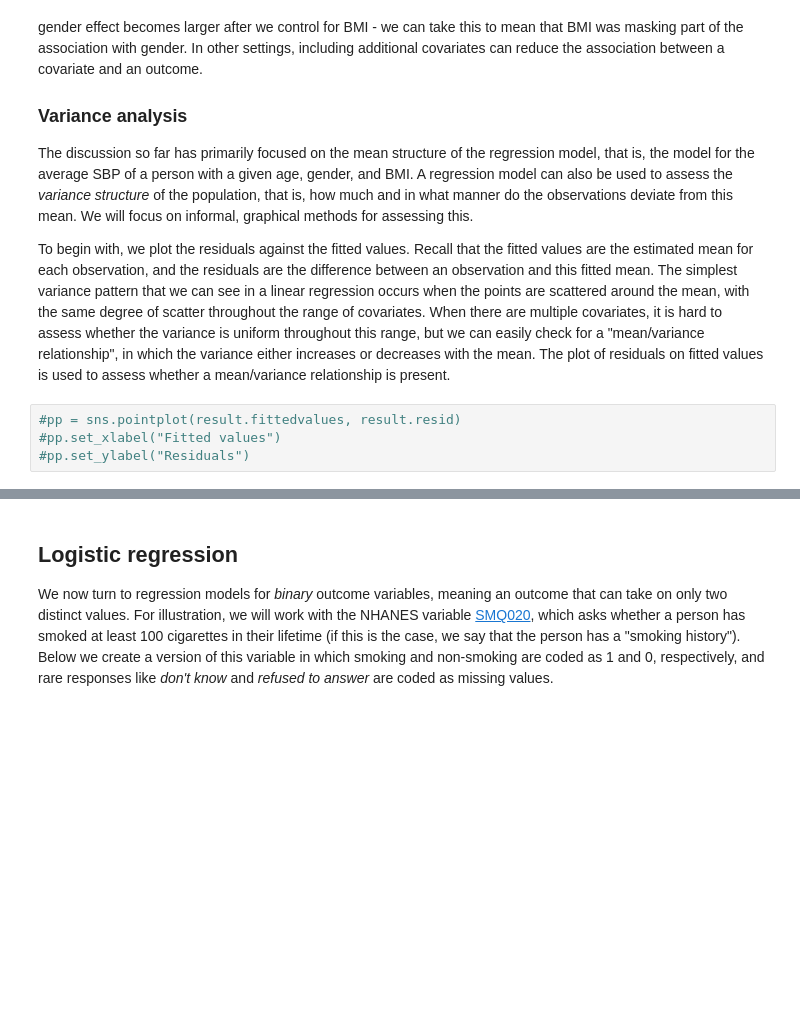
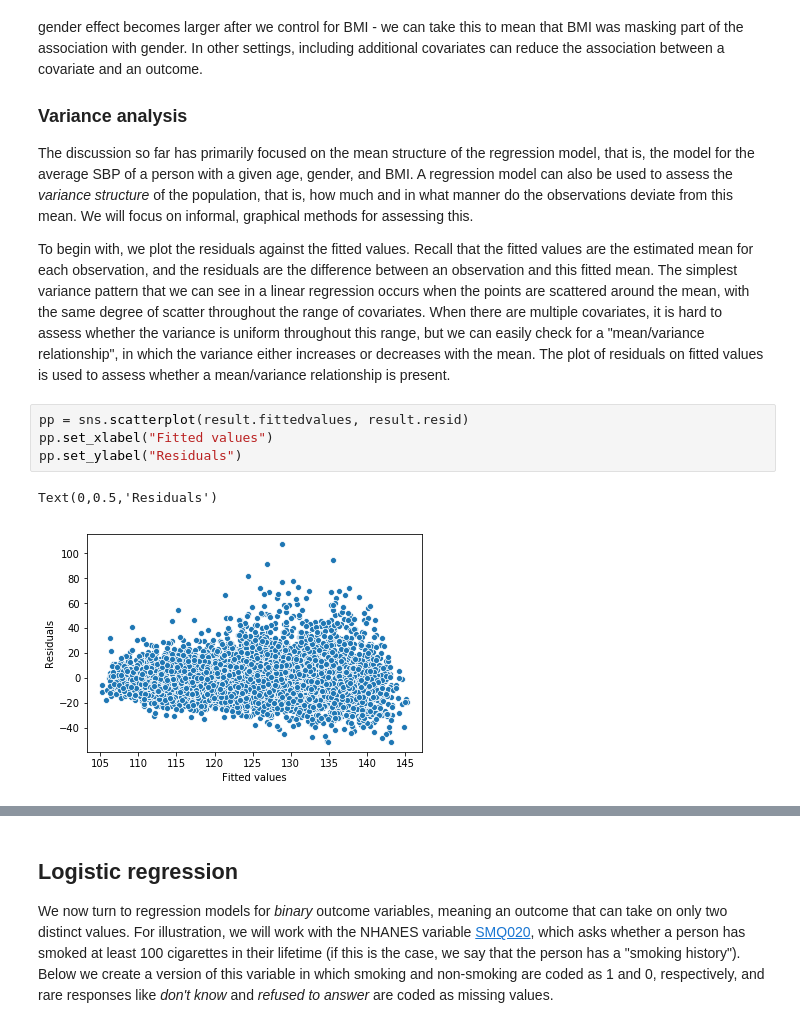
Before and after one commit to kshedden/statswpy_temp, a Jupyter notebook: week2.ipynb, the cells around one changed output, grey strips where cells are left out. Drawn from its saved outputs; the diff is of its cells as text; blank space fills up the shorter version.

```diff
--- a/week2.ipynb
+++ b/week2.ipynb
@@ -308,6 +308,9 @@ for a "mean/variance relationship", in which the variance either increases
 or decreases with the mean.  The plot of residuals on fitted values
 is used to assess whether a mean/variance relationship is present.
 # %%
-#pp = sns.pointplot(result.fittedvalues, result.resid)
-#pp.set_xlabel("Fitted values")
-#pp.set_ylabel("Residuals")
+pp = sns.scatterplot(result.fittedvalues, result.resid)
+pp.set_xlabel("Fitted values")
+pp.set_ylabel("Residuals")
+# %% [output]
+Text(0,0.5,'Residuals')
+[figure, added]
```
Also changed, not shown: parts of 10 cells of this notebook.
